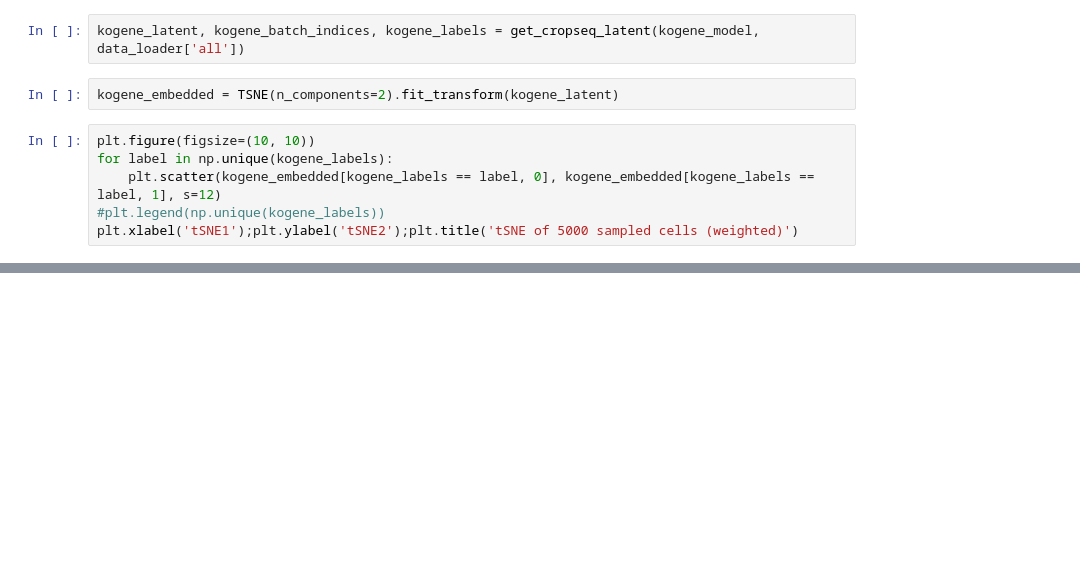
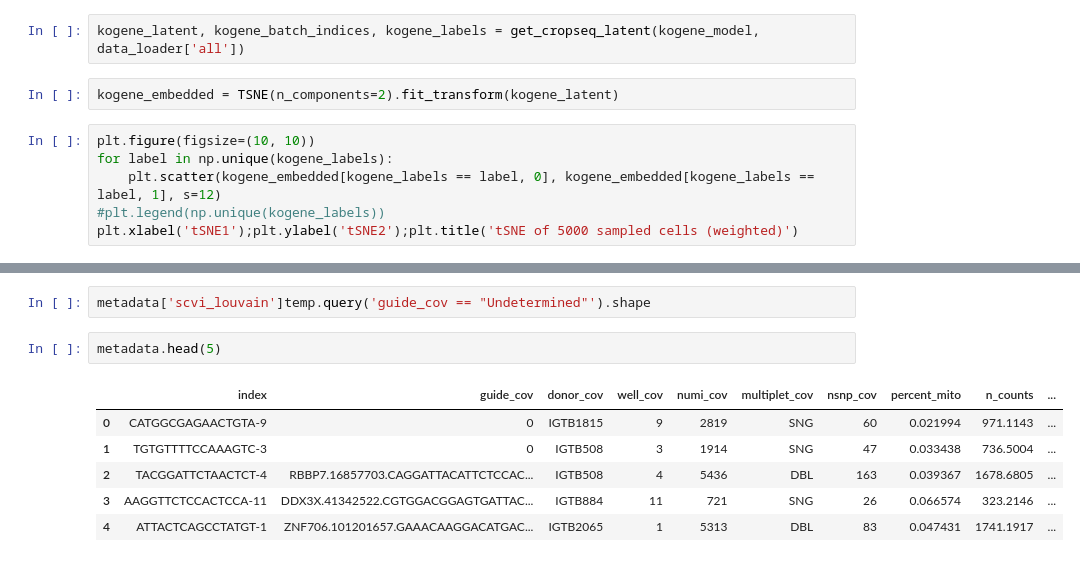
Before and after one commit to mincheoly/scVI-extensions, a Jupyter notebook: notebooks/visualization.ipynb, the cells around one changed output, grey strips where cells are left out. Drawn from its saved outputs; the diff is of its cells as text; blank space fills up the shorter version.

```diff
--- a/notebooks/visualization.ipynb
+++ b/notebooks/visualization.ipynb
@@ -175,0 +243,11 @@ plt.xlabel('tSNE1');plt.ylabel('tSNE2');plt.title('tSNE of 5000 sampled cells (w
+# %%
+metadata['scvi_louvain']temp.query('guide_cov == "Undetermined"').shape
+# %%
+metadata.head(5)
+# %% [output]
+|  | index | guide_cov | donor_cov | well_cov | numi_cov | multiplet_cov | nsnp_cov | percent_mito | n_counts | ... |
+| 0 | CATGGCGAGAACTGTA-9 | 0 | IGTB1815 | 9 | 2819 | SNG | 60 | 0.021994 | 971.1143 | ... |
+| 1 | TGTGTTTTCCAAAGTC-3 | 0 | IGTB508 | 3 | 1914 | SNG | 47 | 0.033438 | 736.5004 | ... |
+| 2 | TACGGATTCTAACTCT-4 | RBBP7.16857703.CAGGATTACATTCTCCAC... | IGTB508 | 4 | 5436 | DBL | 163 | 0.039367 | 1678.6805 | ... |
+| 3 | AAGGTTCTCCACTCCA-11 | DDX3X.41342522.CGTGGACGGAGTGATTAC... | IGTB884 | 11 | 721 | SNG | 26 | 0.066574 | 323.2146 | ... |
+| 4 | ATTACTCAGCCTATGT-1 | ZNF706.101201657.GAAACAAGGACATGAC... | IGTB2065 | 1 | 5313 | DBL | 83 | 0.047431 | 1741.1917 | ... |
```
Also changed, not shown: parts of 10 cells of this notebook, 1 other file.
